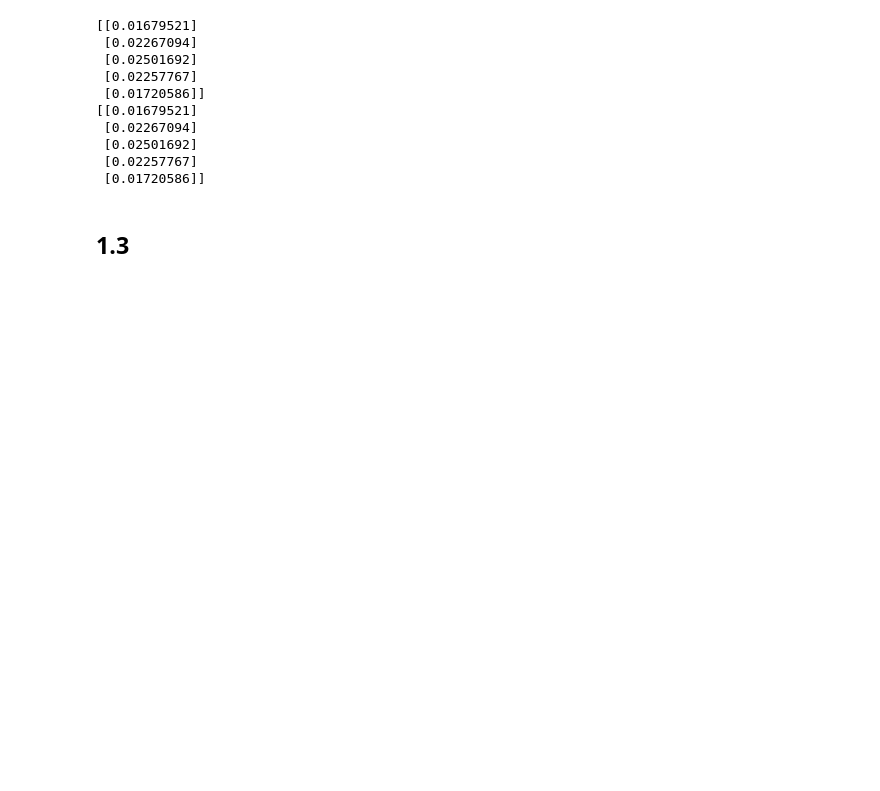
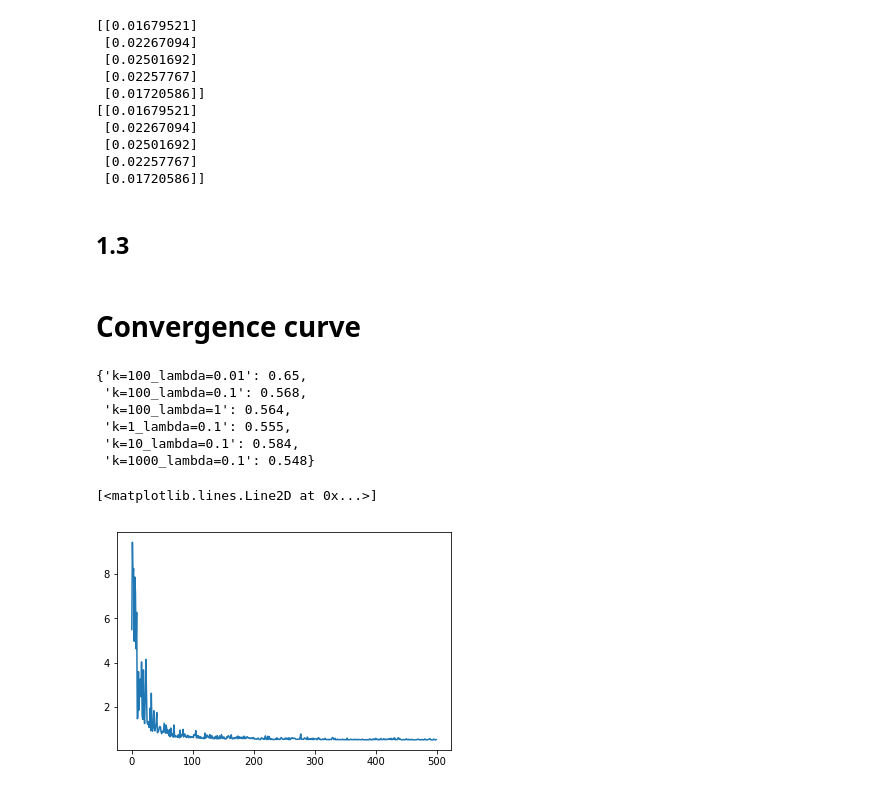
Before and after one commit to takatogoto/machinelearning, a Jupyter notebook: P3/pegasos_gt_2.ipynb, the cells around one changed output. Cells and saved outputs as stored; diff of their text form; code cells hidden in the pictures; blank space fills up the shorter version.

```diff
--- a/P3/pegasos_gt_2.ipynb
+++ b/P3/pegasos_gt_2.ipynb
@@ -547,3 +547,5 @@ Xtrain.shape
 g = np.array([[1,1],[1,0],[0,1],[-1,-1]])
 wg = np.array([[2],[4]])
 np.dot(g,wg)
+# %% [markdown]
+# Convergence curve
@@ -549,0 +583,5 @@ np.dot(g,wg)
+# %%
+dataset = 'pegasos.json'
+with open(dataset, 'r') as f:
+    data_set = json.load(f)
+a = data_set[0]['k=10_lambda=0.1']
@@ -549,0 +591,17 @@ np.dot(g,wg)
+# %%
+data_set[0]
+# %% [output]
+{'k=100_lambda=0.01': 0.65,
+ 'k=100_lambda=0.1': 0.568,
+ 'k=100_lambda=1': 0.564,
+ 'k=1_lambda=0.1': 0.555,
+ 'k=10_lambda=0.1': 0.584,
+ 'k=1000_lambda=0.1': 0.548}
+# %%
+import matplotlib.pyplot as plt
+%matplotlib inline
+obj_1 = data_set[1]['k=100_lambda=0.01']
+plt.plot(range(len(obj_1)) , obj_1)
+# %% [output]
+[<matplotlib.lines.Line2D at 0x...>]
+[figure, added]
```
Also changed, not shown: parts of 5 cells of this notebook, 2 other files.
